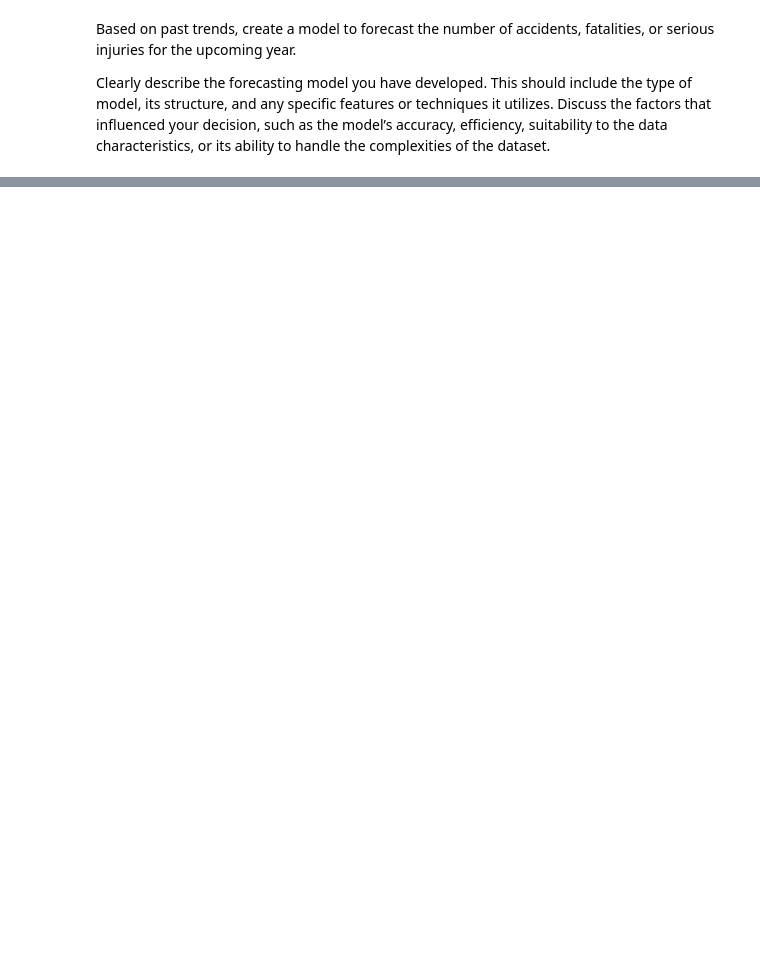
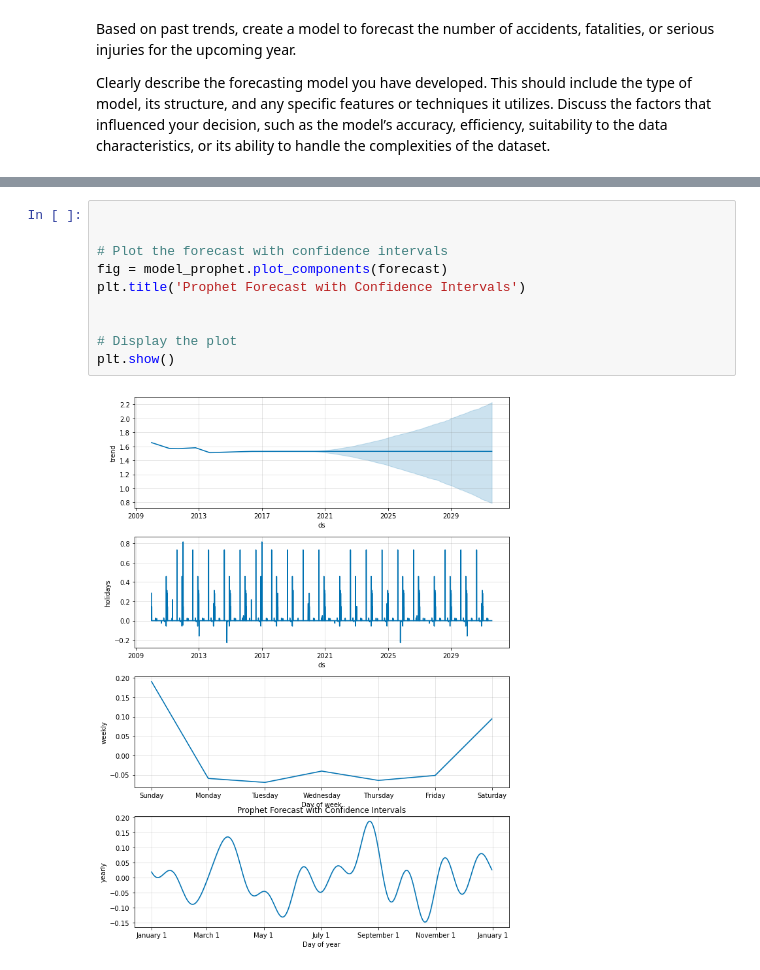
Before and after one commit to MarcLlopart/Traffic-Accident-Analysis, a Jupyter notebook: EDA.ipynb, the cells around one changed output, grey strips where cells are left out. Saved outputs shown, nothing was run; the diff lists cells and outputs as text; blank space fills up the shorter version.

```diff
--- a/EDA.ipynb
+++ b/EDA.ipynb
@@ -708,0 +869,12 @@ TypeError: 'type' object is not subscriptable
+# %%
+
+
+# Plot the forecast with confidence intervals
+fig = model_prophet.plot_components(forecast)
+plt.title('Prophet Forecast with Confidence Intervals')
+
+
+# Display the plot
+plt.show()
+# %% [output]
+[figure, added]
```
Also changed, not shown: parts of 13 cells of this notebook.
